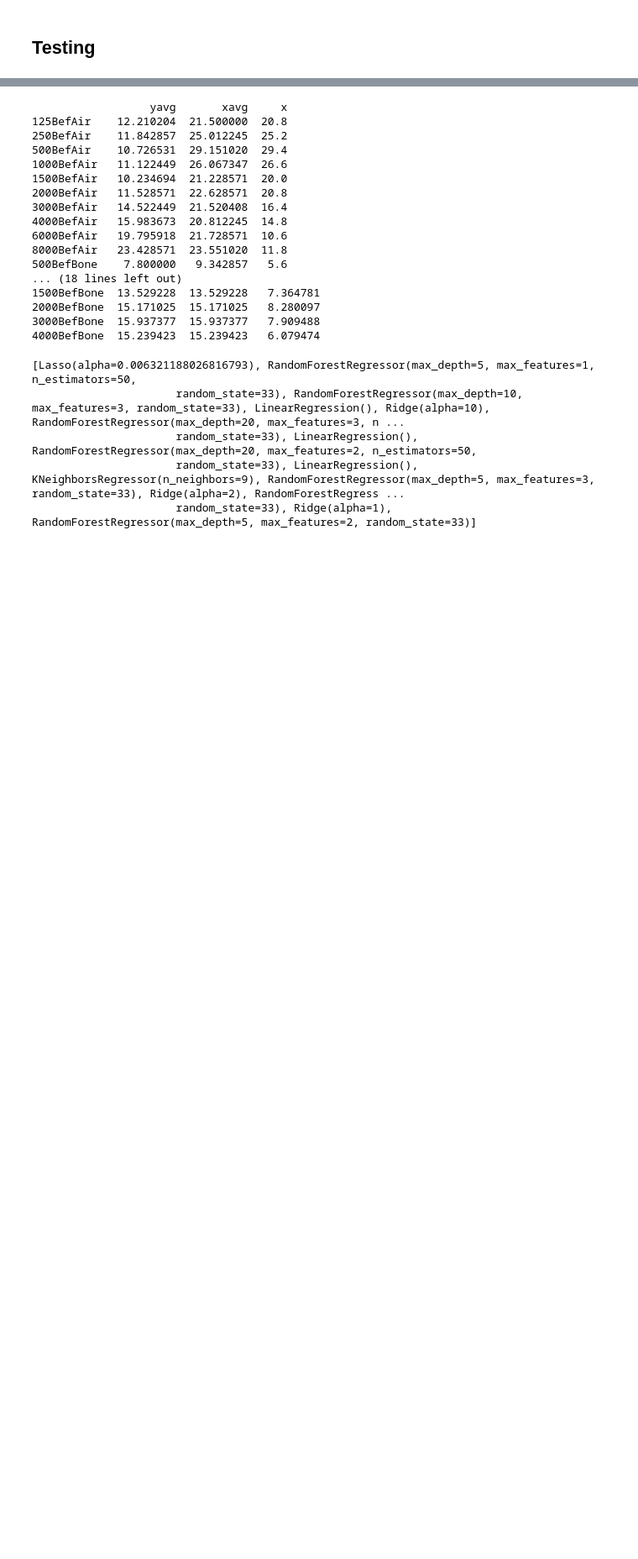
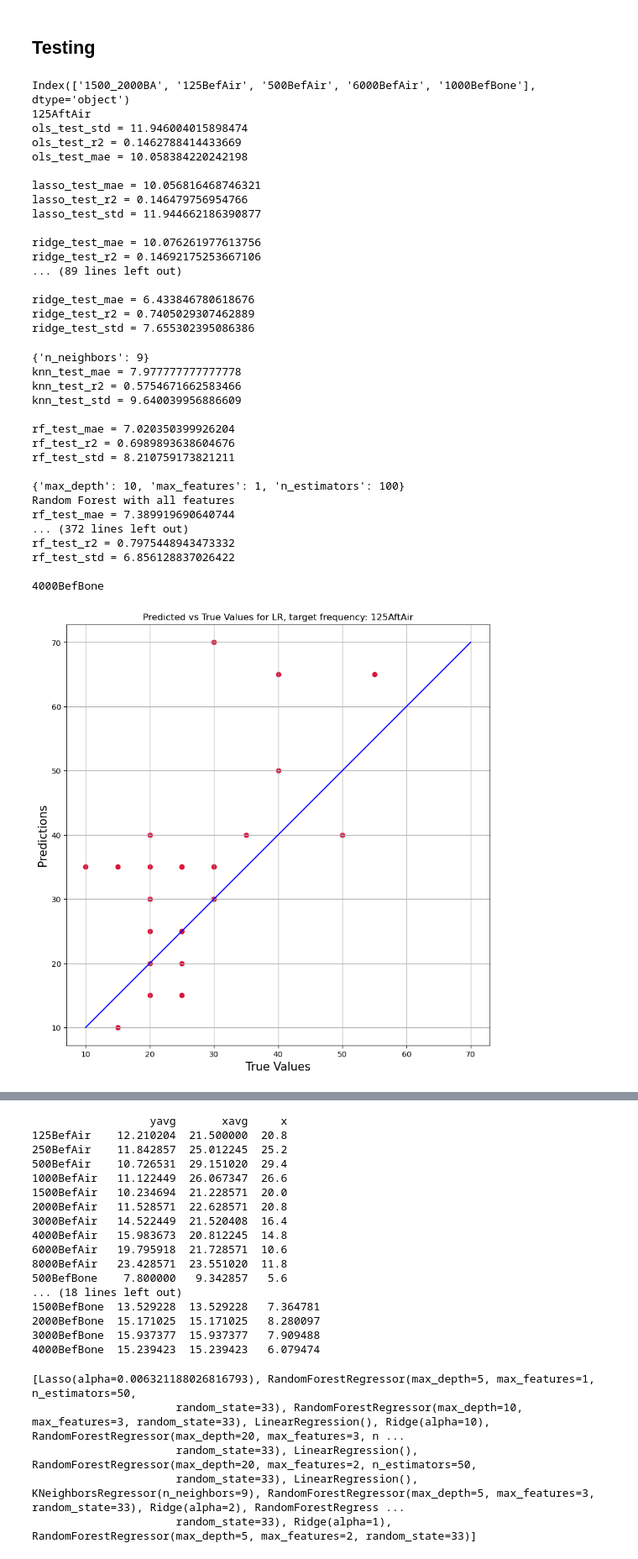
Before and after one commit to vrebol/stapedotomy-prediction-code, a Jupyter notebook: 4testing.ipynb, the cells around one changed output, grey strips where cells are left out. Shown at 84% size. Cells and saved outputs as stored; diff of their text form; code cells hidden in the pictures; blank space fills up the shorter version.

Commit message:
Addded predicted vs target values plots

```diff
--- a/4testing.ipynb
+++ b/4testing.ipynb
@@ -41,9 +41,11 @@ filters = funct.load_pickle(col_path)
 
 outer_cv = KFold(n_splits=10, shuffle=True, random_state=0)
 
-mae_df = pd.DataFrame(index=y_train.columns,columns=["LR","Lasso","Ridge","KNN","RF","RF_all"])
-mae_rd_df = pd.DataFrame(index=y_train.columns,columns=["LR","Lasso","Ridge","KNN","RF","RF_all"])
-std_df = pd.DataFrame(index=y_train.columns,columns=["LR","Lasso","Ridge","KNN","RF","RF_all"])
+models = ["LR","Lasso","Ridge","KNN","RF","RF_all"]
+
+mae_df = pd.DataFrame(index=y_train.columns,columns=models)
+mae_rd_df = pd.DataFrame(index=y_train.columns,columns=models)
+std_df = pd.DataFrame(index=y_train.columns,columns=models)
 r2_df = pd.DataFrame(index=y_train.columns,columns=["LR","Lasso","Ridge"])
 
 best_models = []
@@ -77,6 +79,8 @@ for i in range(16):
     ols_test_r2 = r2_score(y_test_i,ols_predicted)
     ols_test_std = np.std(y_test_i - ols_predicted)
 
+    funct.plot_predicted_vs_target(y_test_i,ols_predicted_rounded,models[0],y_train_i.name)
+
     ols_scores = f"{ols_test_std = }\n" \
                  f"{ols_test_r2 = }\n" \
                  f"{ols_test_mae = }\n" \
@@ -100,6 +104,9 @@ for i in range(16):
     lasso_test_r2 = r2_score(y_test_i,lasso_predicted)
     lasso_test_std = np.std(y_test_i - lasso_predicted)
 
+    funct.plot_predicted_vs_target(y_test_i,lasso_predicted_rounded,models[1],y_train_i.name)
+
+
     lasso_scores =  f"{lasso_test_mae = }\n" \
                     f"{lasso_test_r2 = }\n" \
                     f"{lasso_test_std = }\n" \
@@ -122,11 +129,13 @@ for i in range(16):
     ridge_predicted = ridge_model.predict(x_test_sel)
     ridge_predicted_rounded = funct.predict_and_round(ridge_model,x_test_sel)
 
-
     ridge_test_mae = mean_absolute_error(y_test_i,ridge_predicted)
     ridge_test_pr_mae = mean_absolute_error(y_test_i,ridge_predicted_rounded)
     ridge_test_r2 = r2_score(y_test_i,ridge_predicted)
     ridge_test_std = np.std(y_test_i - ridge_predicted)
+
+    funct.plot_predicted_vs_target(y_test_i,ridge_predicted_rounded,models[2],y_train_i.name)
+
 
     ridge_scores =  f"{ridge_test_mae = }\n" \
                     f"{ridge_test_r2 = }\n" \
@@ -148,15 +157,15 @@ for i in range(16):
 
     knn_model.fit(x_train_sel, y_train_i)
 
-
     knn_predicted = knn_model.predict(x_test_sel)
     knn_predicted_rounded = funct.predict_and_round(knn_model,x_test_sel)
-
 
     knn_test_mae = mean_absolute_error(y_test_i,knn_predicted)
     knn_test_pr_mae = mean_absolute_error(y_test_i,knn_predicted_rounded)
     knn_test_r2 = r2_score(y_test_i,knn_predicted)
     knn_test_std = np.std(knn_predicted - y_test_i)
+
+    funct.plot_predicted_vs_target(y_test_i,knn_predicted_rounded,models[3],y_train_i.name)
 
     knn_scores =  f"{knn_test_mae = }\n" \
                     f"{knn_test_r2 = }\n" \
@@ -186,11 +195,13 @@ for i in range(16):
     rf_predicted = rf_model.predict(x_test_sel)
     rf_predicted_rounded = funct.predict_and_round(rf_model,x_test_sel)
 
-
     rf_test_mae = mean_absolute_error(y_test_i,rf_predicted)
     rf_test_pr_mae = mean_absolute_error(y_test_i,rf_predicted_rounded)
     rf_test_r2 = r2_score(y_test_i,rf_predicted)
     rf_test_std = np.std(y_test_i - rf_predicted)
+
+    funct.plot_predicted_vs_target(y_test_i,rf_predicted_rounded,models[4],y_train_i.name)
+
 
     rf_scores =  f"{rf_test_mae = }\n" \
                     f"{rf_test_r2 = }\n" \
@@ -221,6 +232,9 @@ for i in range(16):
     rf_test_pr_mae = mean_absolute_error(y_test_i,rf_predicted_rounded)
     rf_test_r2 = r2_score(y_test_i,rf_predicted)
     rf_test_std = np.std(y_test_i - rf_predicted)
+
+    funct.plot_predicted_vs_target(y_test_i,rf_predicted_rounded,models[5],y_train_i.name)
+
 
     rf_scores =  f"{rf_test_mae = }\n" \
                     f"{rf_test_r2 = }\n" \
@@ -248,30 +262,66 @@ for i in range(16):
     elif(bestmodelindex == 4):
         best_models.append(rf_model)
     elif(bestmodelindex == 5):
         best_models.append(rfall_model)
         all_features[i] = 1
 
     # naive method "predictions" for comparison
     # also calculate error with mean absolute error measure
     y_mean_i = y_means[i]
     test_mean_vect = np.zeros((y_test_i.shape[0],1))
     test_mean_vect += y_mean_i
     test_mean_vect = test_mean_vect.reshape(-1)
     naive_mae = mean_absolute_error(y_test_i,test_mean_vect)
     naive_maesyavg.append(naive_mae)
     naive_stdsyavg.append(np.std(y_test_i - test_mean_vect))
 
 
     print(constants.FQ_FEATURES[i])
     x_test_i_orig = x_test_orig[constants.FQ_FEATURES[i]].astype('float')
     naive_mae = mean_absolute_error(y_test_i,x_test_i_orig)
     naive_maesx.append(naive_mae)
     naive_stdsx.append(np.std(y_test_i - x_test_i_orig))
 
     x_mean_i = x_means[i]
     test_mean_vect = np.zeros((y_test_i.shape[0],1))
     test_mean_vect += x_mean_i
     test_mean_vect = test_mean_vect.reshape(-1)
     naive_mae = mean_absolute_error(y_test_i,test_mean_vect)
     naive_maesxavg.append(naive_mae)
     naive_stdsxavg.append(np.std(y_test_i - test_mean_vect))
+# %% [output]
+Index(['1500_2000BA', '125BefAir', '500BefAir', '6000BefAir', '1000BefBone'], dtype='object')
+125AftAir
+ols_test_std = 11.946004015898474
+ols_test_r2 = 0.1462788414433669
+ols_test_mae = 10.058384220242198
+
+lasso_test_mae = 10.056816468746321
+lasso_test_r2 = 0.146479756954766
+lasso_test_std = 11.944662186390877
+
+ridge_test_mae = 10.076261977613756
+ridge_test_r2 = 0.14692175253667106
+... (89 lines left out)
+
+ridge_test_mae = 6.433846780618676
+ridge_test_r2 = 0.7405029307462889
+ridge_test_std = 7.655302395086386
+{'n_neighbors': 9}
+knn_test_mae = 7.977777777777778
+knn_test_r2 = 0.5754671662583466
+knn_test_std = 9.640039956886609
+
+rf_test_mae = 7.020350399926204
+rf_test_r2 = 0.6989893638604676
+rf_test_std = 8.210759173821211
+
+{'max_depth': 10, 'max_features': 1, 'n_estimators': 100}
+Random Forest with all features
+rf_test_mae = 7.389919690640744
+... (372 lines left out)
+rf_test_r2 = 0.7975448943473332
+rf_test_std = 6.856128837026422
+
+4000BefBone
+[figure, added]
```
Also changed, not shown: parts of 1 cell of this notebook, 1 other file.
